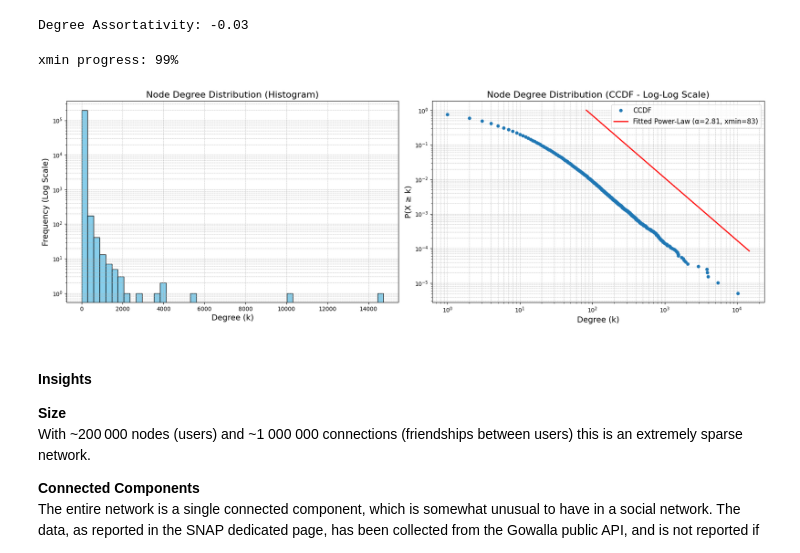
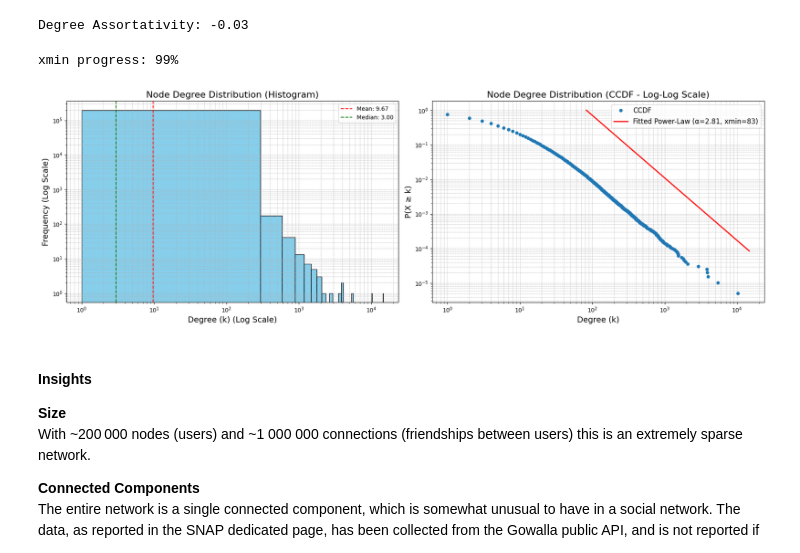
Before and after one commit to quelmitch/link-prediction-learning, a Jupyter notebook: 05_location_based_social_network/05_location_based_social_network.ipynb, the cells around one changed output. Cells and saved outputs as stored; diff of their text form; code cells hidden in the pictures.

```diff
--- a/05_location_based_social_network/05_location_based_social_network.ipynb
+++ b/05_location_based_social_network/05_location_based_social_network.ipynb
@@ -57,7 +57,7 @@ DataFrame created successfully
 # %% [markdown]
 ### Functions Definition
 # %%
-def plot_distribution(data, title, xlabel, show_powerlaw=False):
+def plot_distribution(data, title, xlabel, hist_bins=50, hist_y_log=True, hist_x_log=False, show_powerlaw=False):
     """
     Plots both a histogram with a log y-axis and a CCDF on a log-log scale.
     Optionally adds a power-law fit to the CCDF.
@@ -69,13 +69,18 @@ def plot_distribution(data, title, xlabel, show_powerlaw=False):
     _, (plt1, plt2) = plt.subplots(1, 2, figsize=(18, 6))
 
     # Plot 1: Histogram with Log Y-axis
-    # TODO show the mean value
-    plt1.hist(data, bins=50, color='skyblue', edgecolor='black')
-    plt1.set_yscale('log')
+    plt1.hist(data, bins=hist_bins, color='skyblue', edgecolor='black')
+    if (hist_y_log):
+        plt1.set_yscale('log')
+    if (hist_x_log):
+        plt1.set_xscale('log')
     plt1.set_title(f'{title} (Histogram)', fontsize=16)
-    plt1.set_xlabel(xlabel, fontsize=14)
-    plt1.set_ylabel('Frequency (Log Scale)', fontsize=14)
+    plt1.set_xlabel(f'{xlabel} {"(Log Scale)" if hist_x_log else ""}', fontsize=14)
+    plt1.set_ylabel(f'Frequency {"(Log Scale)" if hist_y_log else ""}', fontsize=14)
     plt1.grid(True, which="both", ls="--", linewidth=0.5)
+    plt1.axvline(data.mean(), color='r', linestyle='--', label=f'Mean: {data.mean():.2f}')
+    plt1.axvline(data.median(), color='g', linestyle='--', label=f'Median: {data.median():.2f}')
+    plt1.legend()
 
     # Plot 2: CCDF on a Log-Log Scale
     raw_values = data.values
@@ -152,10 +157,10 @@ print(f'Degree Assortativity: {nx.degree_assortativity_coefficient(G):.2f}')
 Degree Assortativity: -0.03
 # %%
 degrees = [G.degree(n) for n in G.nodes()]
-plot_distribution(degrees, 'Node Degree Distribution', 'Degree (k)', show_powerlaw=True)
+plot_distribution(degrees, 'Node Degree Distribution', 'Degree (k)', hist_x_log=True, show_powerlaw=True)
 # %% [output]
 xmin progress: 99%
-[figure, old version]
+[figure, new version]
 # %% [markdown]
 #### Insights
 
```
Also changed, not shown: parts of 25 cells of this notebook.
